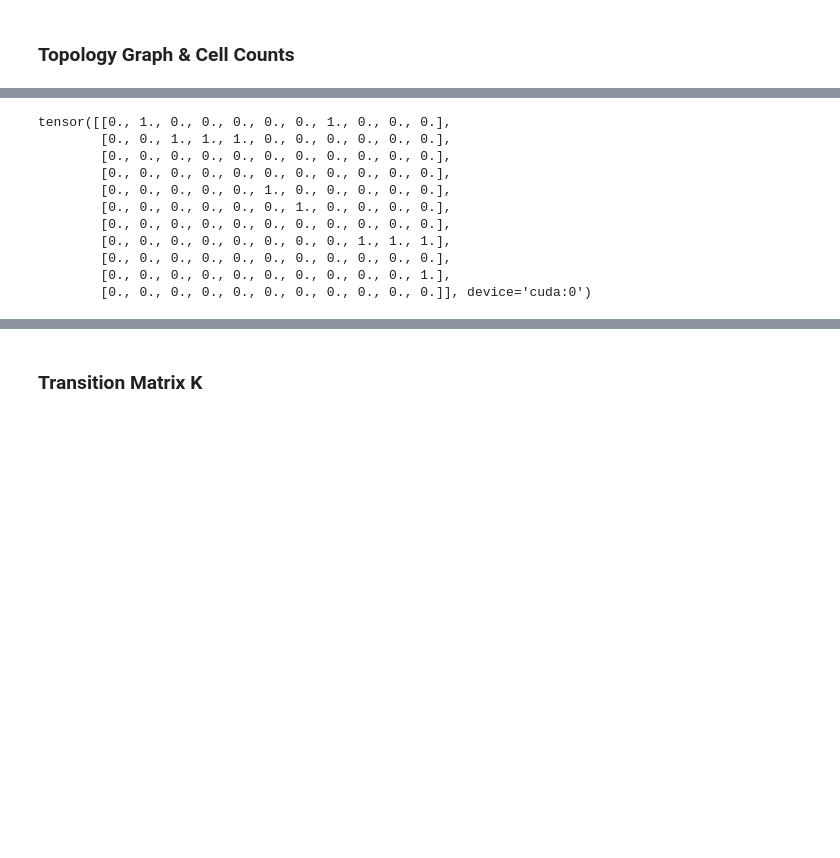
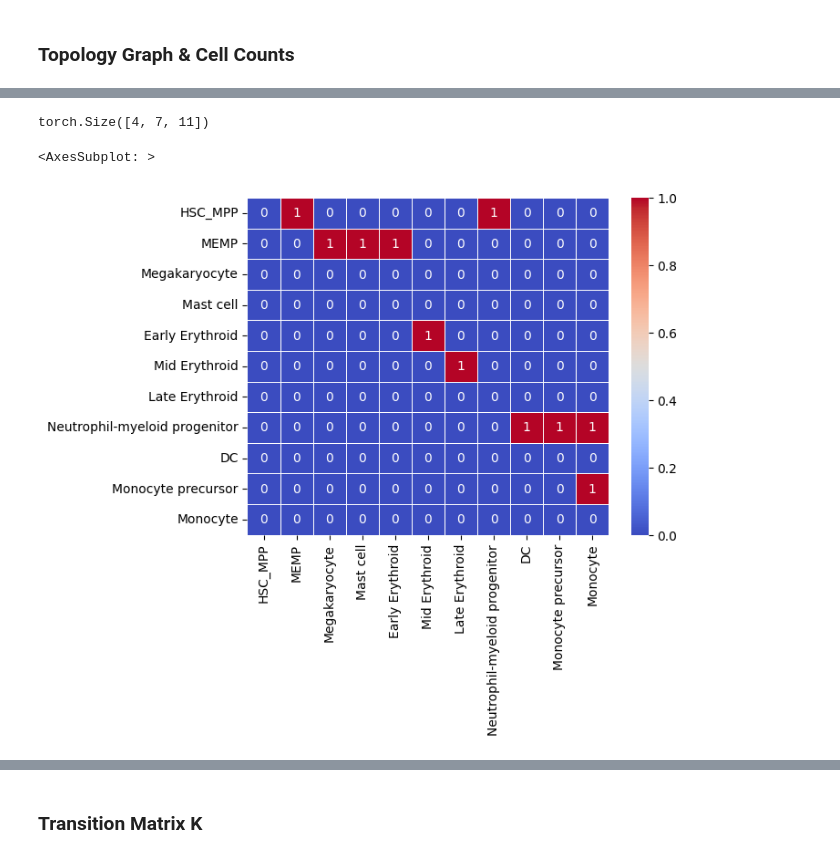
Before and after one commit to StatBiomed/clonaltrans, a Jupyter notebook: general.ipynb, the cells around one changed output, grey strips where cells are left out. Drawn from its saved outputs; the diff is of its cells as text; code cells hidden in the pictures; blank space fills up the shorter version.

```diff
--- a/general.ipynb
+++ b/general.ipynb
@@ -48,17 +43,19 @@ Background reference cells generated. Input data shape: torch.Size([4, 11, 11])
-# %%
-paga
-# %% [output]
-tensor([[0., 1., 0., 0., 0., 0., 0., 1., 0., 0., 0.],
-        [0., 0., 1., 1., 1., 0., 0., 0., 0., 0., 0.],
-        [0., 0., 0., 0., 0., 0., 0., 0., 0., 0., 0.],
-        [0., 0., 0., 0., 0., 0., 0., 0., 0., 0., 0.],
-        [0., 0., 0., 0., 0., 1., 0., 0., 0., 0., 0.],
-        [0., 0., 0., 0., 0., 0., 1., 0., 0., 0., 0.],
-        [0., 0., 0., 0., 0., 0., 0., 0., 0., 0., 0.],
-        [0., 0., 0., 0., 0., 0., 0., 0., 1., 1., 1.],
-        [0., 0., 0., 0., 0., 0., 0., 0., 0., 0., 0.],
-        [0., 0., 0., 0., 0., 0., 0., 0., 0., 0., 1.],
-        [0., 0., 0., 0., 0., 0., 0., 0., 0., 0., 0.]], device='cuda:0')
+# %%
+array_total.shape
+# %% [output]
+torch.Size([4, 7, 11])
+# %%
+import seaborn as sns
+import matplotlib.pyplot as plt
+L = pd.DataFrame(
+    data=paga.cpu().numpy().astype(int),
+    columns=anno['populations'].values,
+    index=anno['populations'].values
+)
+sns.heatmap(L, annot=True, linewidths=.5, cmap='coolwarm')
+# %% [output]
+<AxesSubplot: >
+[figure, added]
 # %%
 array_total[0]
 # %% [output]
```
Also changed, not shown: parts of 4 cells of this notebook, 10 other files.
